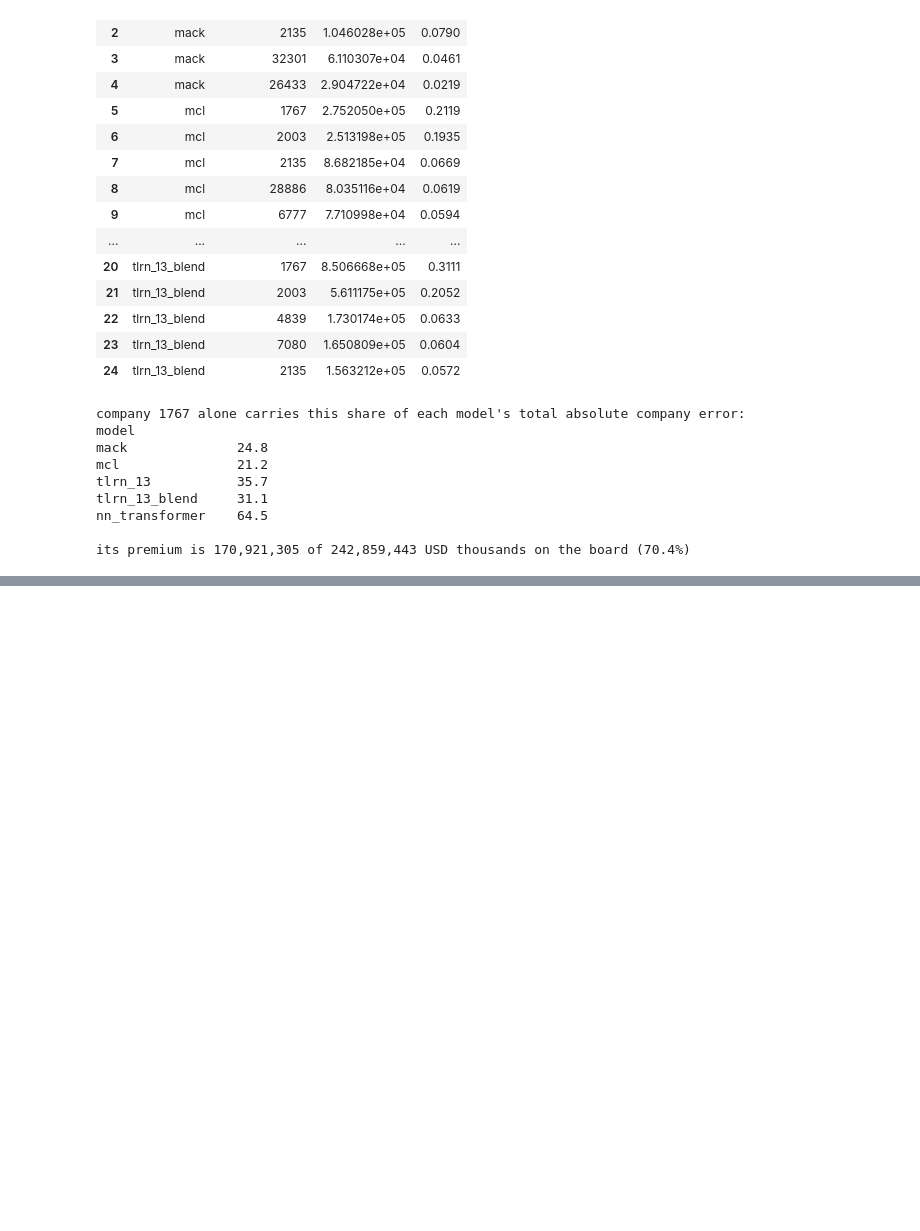
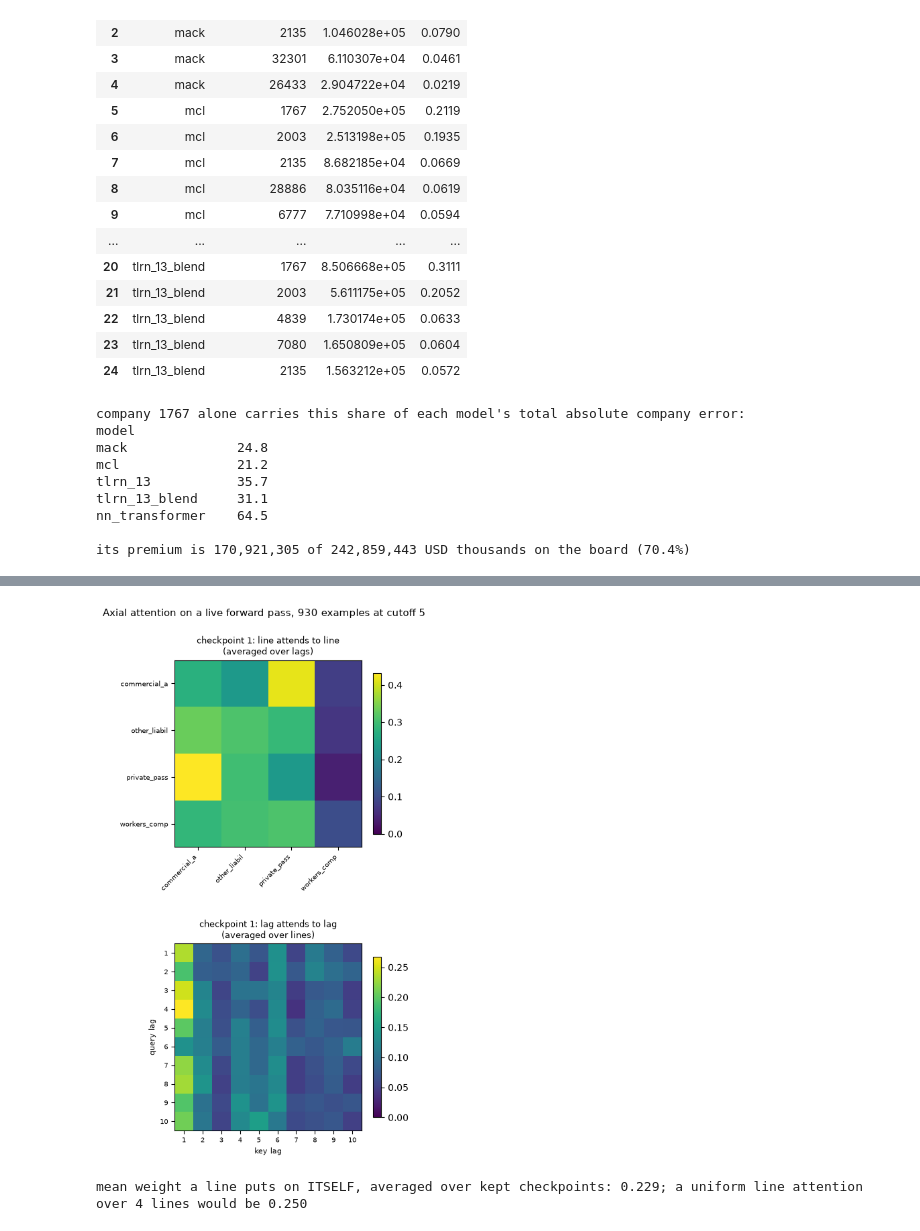
Before and after one commit to EKtheSage/ibnr, a Jupyter notebook: analysis/04_nn_architectures_vs_classical.ipynb, the cells around one changed output, grey strips where cells are left out. Cells and saved outputs as stored; diff of their text form; code cells hidden in the pictures; blank space fills up the shorter version.

```diff
--- a/analysis/04_nn_architectures_vs_classical.ipynb
+++ b/analysis/04_nn_architectures_vs_classical.ipynb
@@ -2710,0 +2873,76 @@ SMOKE RUN - none of the scores above may be quoted.
+# %%
+import torch  # noqa: F811
+
+# A live forward pass with the attention weights asked for. Every kept checkpoint is run,
+# so the patterns below are the ones the ensemble actually used.
+_t = {
+    k: torch.tensor(feat_set[k], dtype=torch.float32)
+    for k in ("feat", "c_lk", "p_lk", "anchor_start", "anchor_logf")
+}
+for k in ("lk", "line_ix", "lag_ix"):
+    _t[k] = torch.tensor(feat_set[k], dtype=torch.long)
+_t["written"] = torch.tensor(feat_set["written"], dtype=torch.bool)
+_t["fallback_logf"] = torch.tensor(feat_set["fallback_logf"], dtype=torch.float32)
+
+line_maps, lag_maps = [], []
+for model in _entry.models_:
+    model.eval()
+    with torch.no_grad():
+        out = model(
+            _t["feat"],
+            _t["c_lk"],
+            _t["p_lk"],
+            _t["lk"],
+            _t["line_ix"],
+            _t["lag_ix"],
+            _t["written"],
+            need_weights=True,
+            fallback_logf=_t["fallback_logf"],
+            anchor_logf=_t["anchor_logf"],
+            anchor_start=_t["anchor_start"],
+        )
+    # line attention: (n_ex * n_lag, n_lines, n_lines), averaged over lags and examples
+    w_line = out["attn_line"][0].numpy()
+    line_maps.append(w_line.reshape(-1, _n_l, _n_l).mean(axis=0))
+    # lag attention: (n_ex * n_lines, n_lag, n_lag), averaged over lines and examples
+    w_lag = out["attn_lag"][0].numpy()
+    lag_maps.append(w_lag.reshape(-1, _n_d, _n_d).mean(axis=0))
+
+_kept = len(_entry.models_)
+fig, axes = plt.subplots(2, _kept, figsize=(4.6 * _kept, 8.6), squeeze=False)
+for j in range(_kept):
+    a = axes[0][j]
+    im = a.imshow(line_maps[j], cmap="viridis", vmin=0)
+    a.set_xticks(
+        range(_n_l),
+        [lb[:12] for lb in _contract["lob_levels"]],
+        rotation=45,
+        ha="right",
+        fontsize=7,
+    )
+    a.set_yticks(range(_n_l), [lb[:12] for lb in _contract["lob_levels"]], fontsize=7)
+    a.set_title(f"checkpoint {j + 1}: line attends to line\n(averaged over lags)", fontsize=9)
+    fig.colorbar(im, ax=a, shrink=0.75)
+    b = axes[1][j]
+    im = b.imshow(lag_maps[j], cmap="viridis", vmin=0)
+    b.set_xticks(range(_n_d), range(1, _n_d + 1), fontsize=7)
+    b.set_yticks(range(_n_d), range(1, _n_d + 1), fontsize=7)
+    b.set_xlabel("key lag", fontsize=8)
+    b.set_ylabel("query lag", fontsize=8)
+    b.set_title(f"checkpoint {j + 1}: lag attends to lag\n(averaged over lines)", fontsize=9)
+    fig.colorbar(im, ax=b, shrink=0.75)
+fig.suptitle(
+    f"Axial attention on a live forward pass, {feat_set['n_ex']} examples at cutoff {CUTOFF}",
+    fontsize=11,
+)
+fig.tight_layout()
+plt.show()
+
+_diag = np.mean([np.diag(m).mean() for m in line_maps])
+print(
+    f"mean weight a line puts on ITSELF, averaged over kept checkpoints: {_diag:.3f}; "
+    f"a uniform line attention over {_n_l} lines would be {1 / _n_l:.3f}"
+)
+# %% [output]
+[figure, added]
+mean weight a line puts on ITSELF, averaged over kept checkpoints: 0.229; a uniform line attention over 4 lines would be 0.250
```
Also changed, not shown: parts of 17 cells of this notebook.
